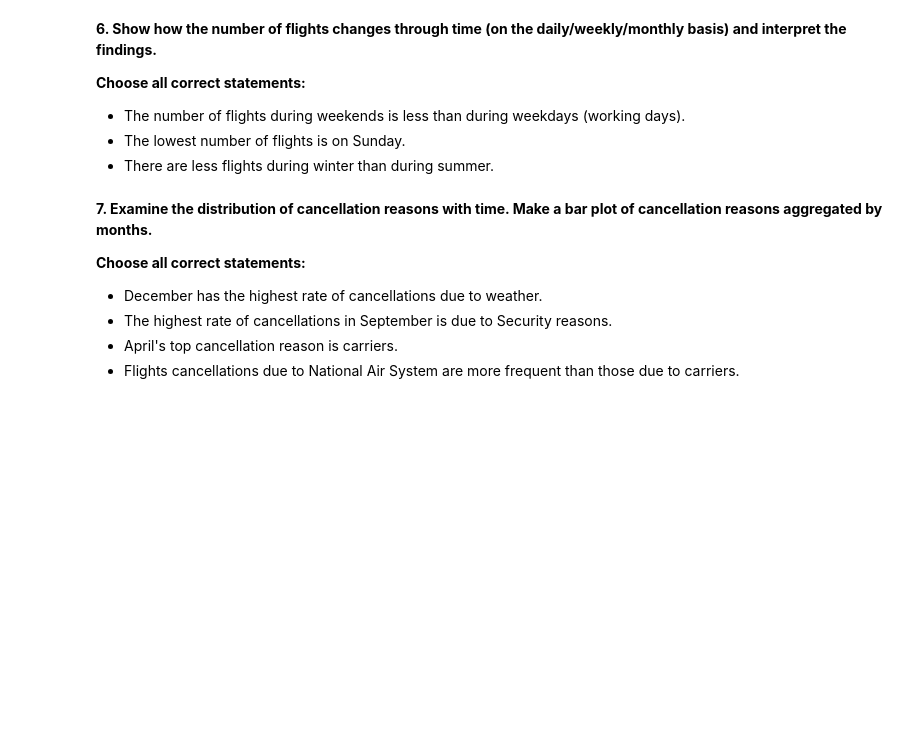
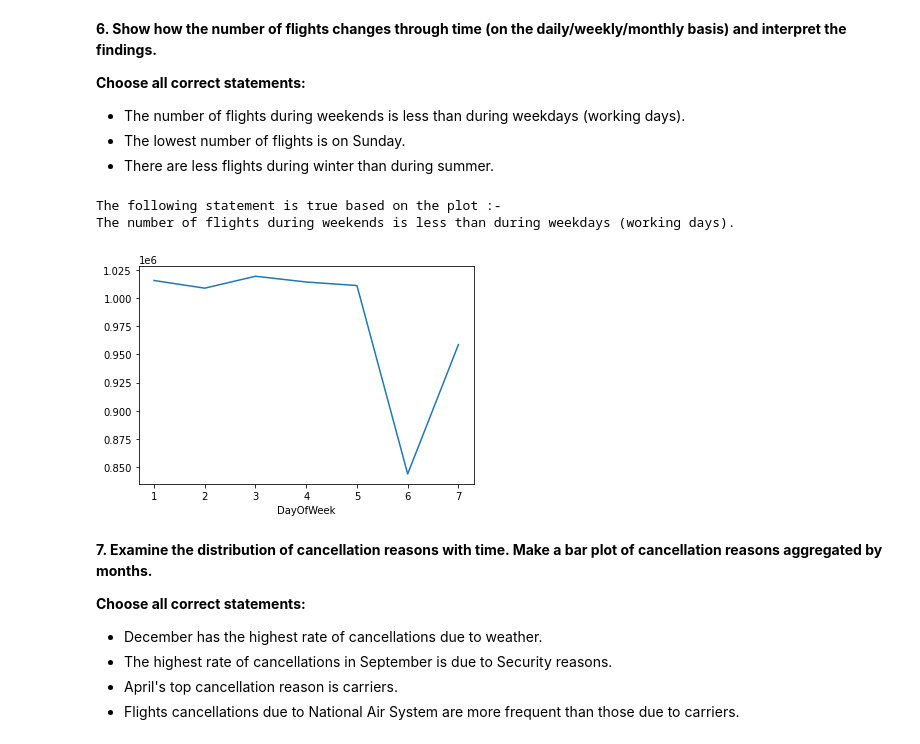
Before and after one commit to natashaa/mlcourse_dubai, a Jupyter notebook: jupyter_notebooks/Lecture_02_visual_data_analysis/topic-2-visual-data-analysis_ASSIGNMENT.ipynb, the cells around one changed output. Drawn from its saved outputs; the diff is of its cells as text; code cells hidden in the pictures; blank space fills up the shorter version.

```diff
--- a/jupyter_notebooks/Lecture_02_visual_data_analysis/topic-2-visual-data-analysis_ASSIGNMENT.ipynb
+++ b/jupyter_notebooks/Lecture_02_visual_data_analysis/topic-2-visual-data-analysis_ASSIGNMENT.ipynb
@@ -287,3 +363,15 @@ num_flights_by_date.rolling(window=7).mean().plot();
+# %%
+# Assumption - Number of completed flights is the number of flights
+
+
+flights_df[flights_df['Cancelled'] == 0].groupby('DayOfWeek').size().plot()
+
+print('The following statement is true based on the plot :-\n'
+'The number of flights during weekends is less than during weekdays (working days).')
+# %% [output]
+The following statement is true based on the plot :-
+The number of flights during weekends is less than during weekdays (working days).
+[figure, added]
 # %% [markdown]
 **7. Examine the distribution of cancellation reasons with time. Make a bar plot of cancellation reasons aggregated by months.**
 
```
Also changed, not shown: parts of 18 cells of this notebook.
